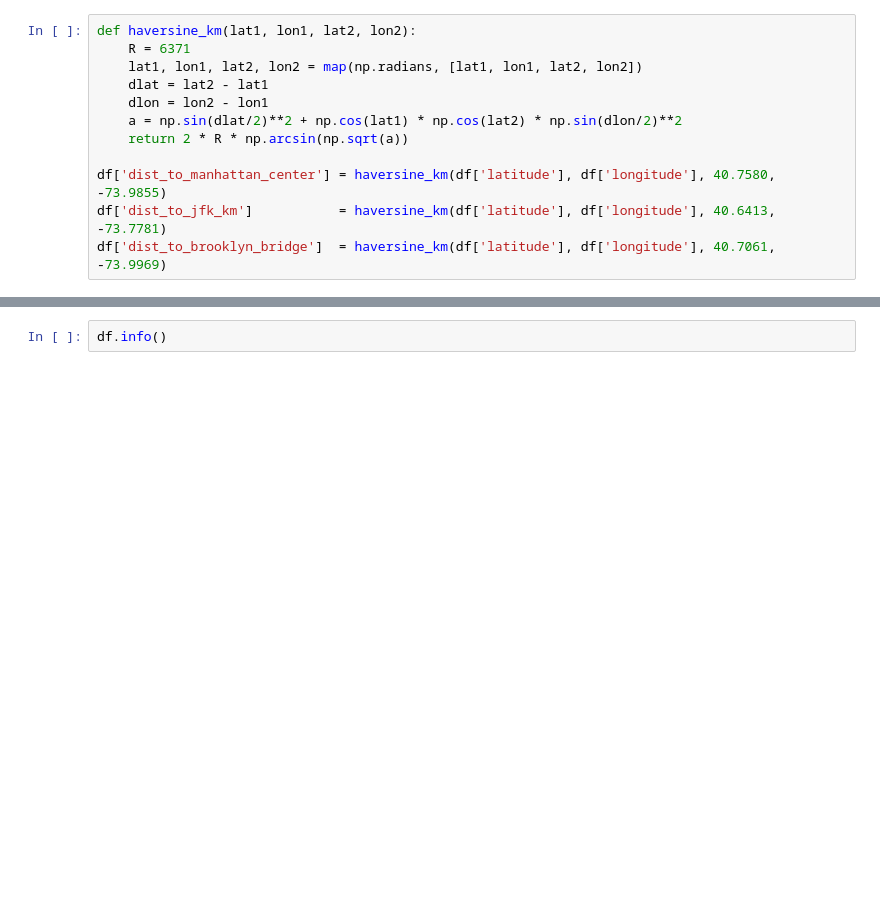
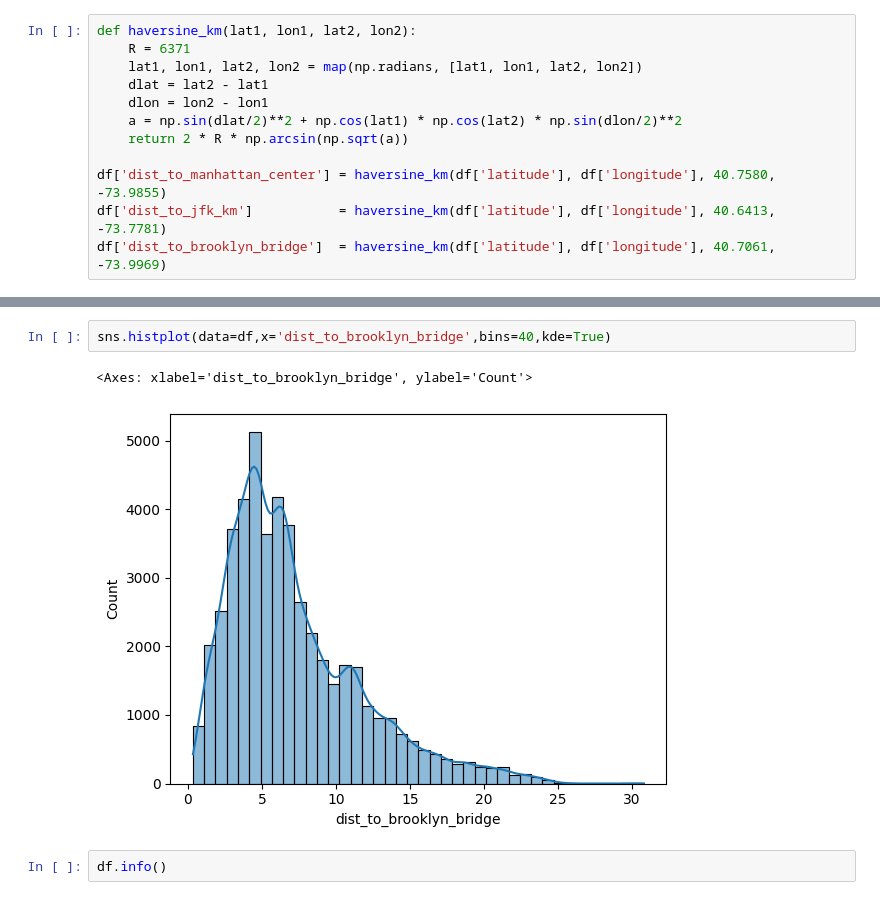
Before and after one commit to Handras18/New-York-City-Airbnb, a Jupyter notebook: 03_features.ipynb, the cells around one changed output, grey strips where cells are left out. Drawn from its saved outputs; the diff is of its cells as text; blank space fills up the shorter version.

```diff
--- a/03_features.ipynb
+++ b/03_features.ipynb
@@ -40,3 +46,8 @@ df['dist_to_brooklyn_bridge']  = haversine_km(df['latitude'], df['longitude'], 4
+# %%
+sns.histplot(data=df,x='dist_to_brooklyn_bridge',bins=40,kde=True)
+# %% [output]
+<Axes: xlabel='dist_to_brooklyn_bridge', ylabel='Count'>
+[figure, added]
 # %%
 df.info()
 # %% [output]
```
Also changed, not shown: parts of 9 cells of this notebook.
